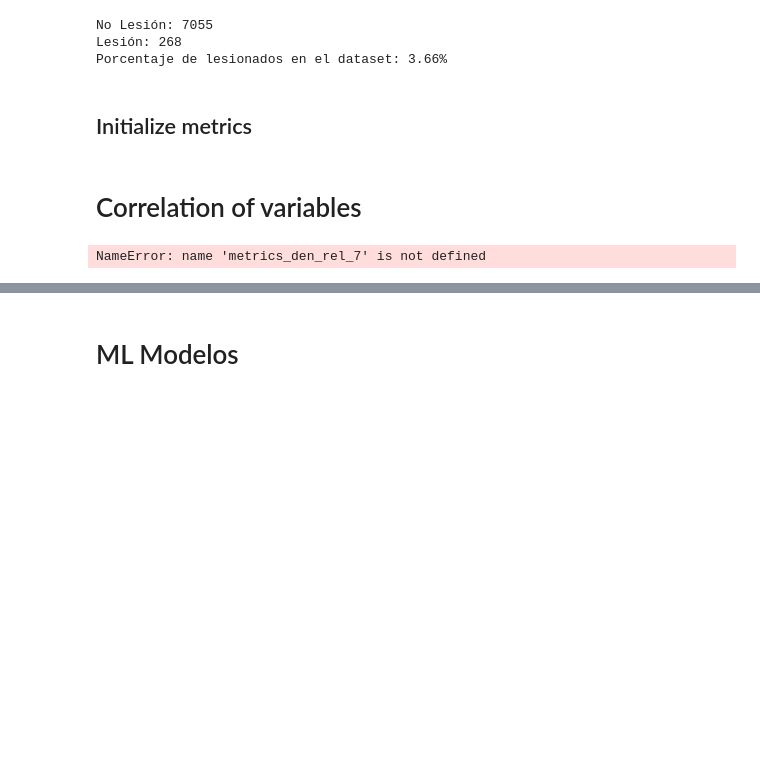
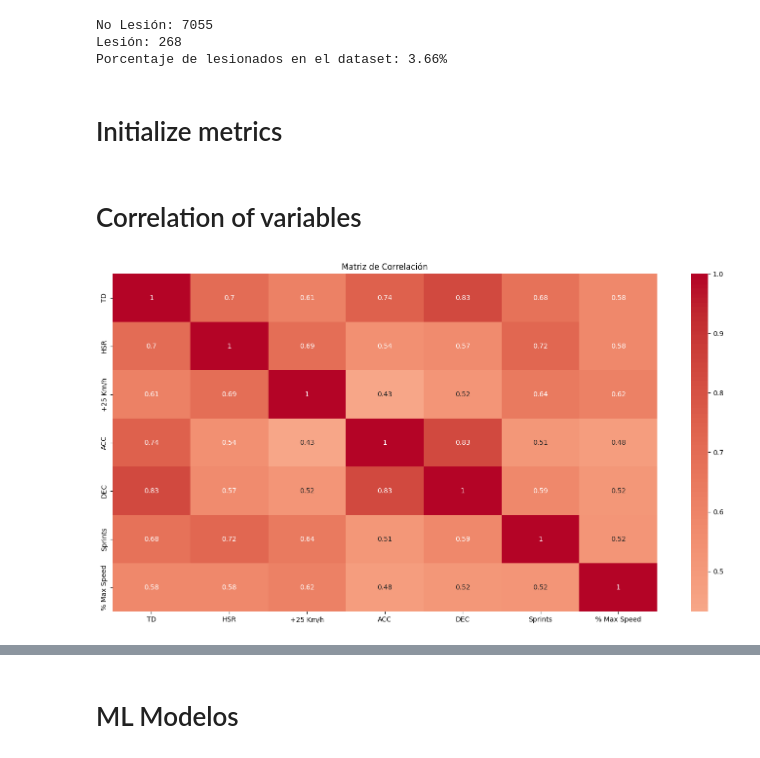
Before and after one commit to Tommy-Las/WatfordFC, a Jupyter notebook: ML_Model.ipynb, the cells around one changed output, grey strips where cells are left out. Saved outputs shown, nothing was run; the diff lists cells and outputs as text; code cells hidden in the pictures; blank space fills up the shorter version.

```diff
--- a/ML_Model.ipynb
+++ b/ML_Model.ipynb
@@ -88,4 +67,4 @@ No Lesión: 7055
 Lesión: 268
 Porcentaje de lesionados en el dataset: 3.66%
 # %% [markdown]
-## Initialize metrics
+# Initialize metrics
@@ -145,14 +71,17 @@ metrics_standarize = ['TD', 'HSR', '+25 Km/h', 'ACC', 'DEC', 'Max Speed', 'Sprin
+# %%
+metrics = ['TD', 'HSR',
+       '+25 Km/h', 'ACC', 'DEC', 'Sprints', '% Max Speed']
 # %% [markdown]
 # Correlation of variables
 # %%
 # Calcular la matriz de correlación
-correlation_matrix = df[metrics_den_rel_7].corr()
+correlation_matrix = df[metrics].corr()
 
 # Mostrar la matriz de correlación
 plt.figure(figsize=(18, 9))
 sns.heatmap(correlation_matrix, annot=True, cmap='coolwarm', center=0)
 plt.title("Matriz de Correlación")
 plt.show()
 # %% [output]
-NameError: name 'metrics_den_rel_7' is not defined
+[figure, added]
 # %%
```
Also changed, not shown: parts of 8 cells of this notebook, 1 other file.
